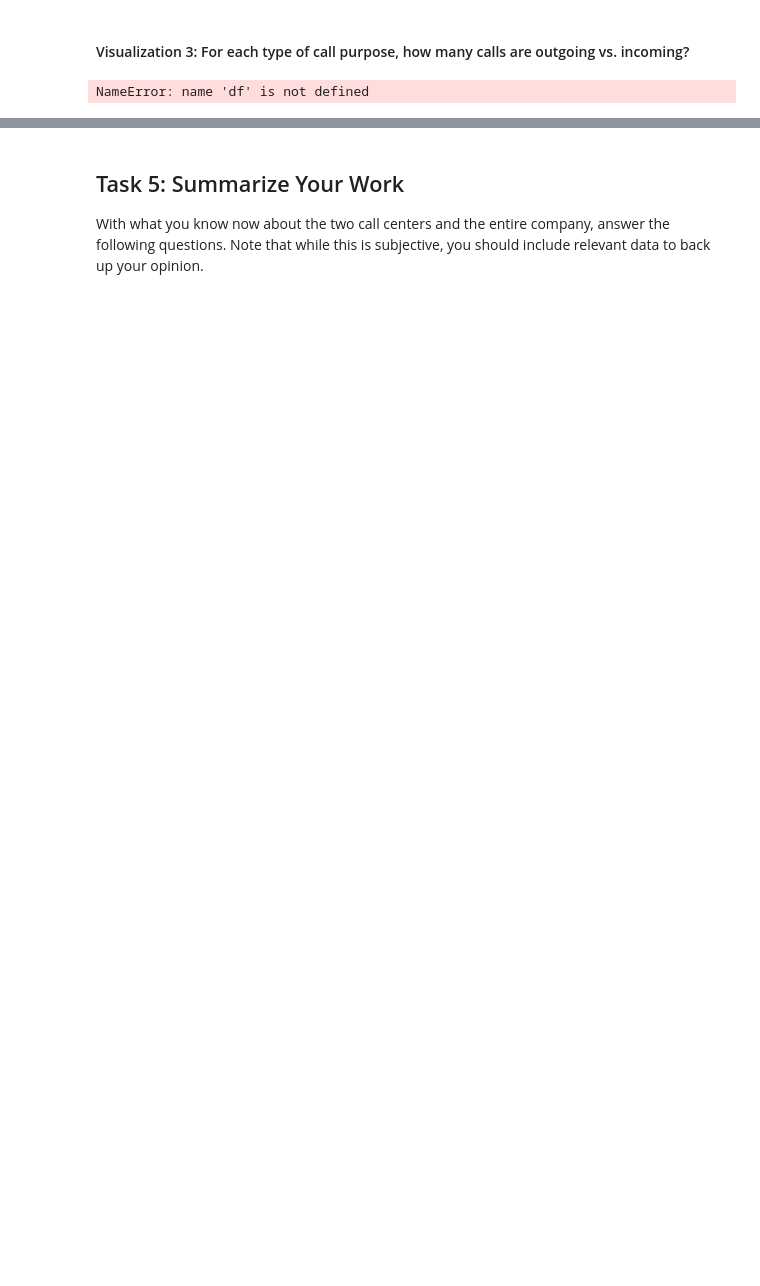
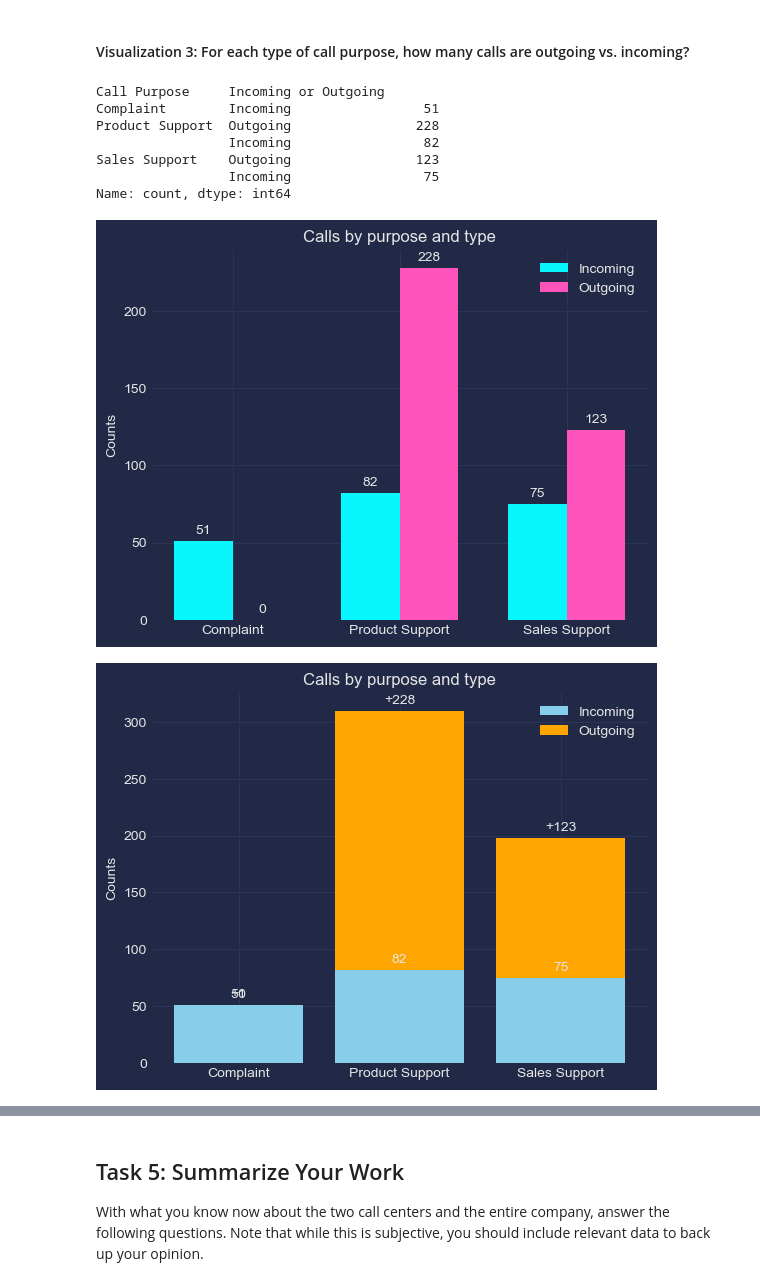
Before and after one commit to KBeKind/LC-Data-Python, a Jupyter notebook: LC-Call-Center-Cleanup-Assignment2/call-center-cleanup-assignment/Call_Center_Cleanup.ipynb, the cells around one changed output, grey strips where cells are left out. Cells and saved outputs as stored; diff of their text form; code cells hidden in the pictures; blank space fills up the shorter version.

```diff
--- a/LC-Call-Center-Cleanup-Assignment2/call-center-cleanup-assignment/Call_Center_Cleanup.ipynb
+++ b/LC-Call-Center-Cleanup-Assignment2/call-center-cleanup-assignment/Call_Center_Cleanup.ipynb
@@ -462,19 +569,73 @@ NameError: name 'north' is not defined
 # %%
 # Create visualization 3 here:
 # The three dictionaries, complaints, sales_support, and product_support, have the information you need
 
 purpose_group = df.groupby("Call Purpose")
 call_purpose = ["Complaint", "Product Support", "Sales Support"]
 purpose_counts = purpose_group["Incoming or Outgoing"].value_counts()
 print(purpose_counts)
 
 complaints = purpose_counts["Complaint"].to_dict()
 sales_support = purpose_counts["Sales Support"].to_dict()
 product_support = purpose_counts["Product Support"].to_dict()
 
 #Your Code Here:
+call_purpose = ['Complaint', 'Product Support', 'Sales Support']
+incoming_counts = [51, 82, 75]
+outgoing_counts = [0, 228, 123]
+
+x = np.arange(len(call_purpose))  # the label locations
+width = 0.35  # the width of the bars
+
+fig, ax = plt.subplots()
+rects1 = ax.bar(x - width/2, incoming_counts, width, label='Incoming')
+rects2 = ax.bar(x + width/2, outgoing_counts, width, label='Outgoing')
+
+# Add some text for labels, title and custom x-axis tick labels, etc.
+ax.set_ylabel('Counts')
+ax.set_title('Calls by purpose and type')
+ax.set_xticks(x)
+ax.set_xticklabels(call_purpose)
+ax.legend()
+
+ax.bar_label(rects1, padding=3)
+ax.bar_label(rects2, padding=3)
+
+plt.show()
+
+
+
+
+x = np.arange(len(call_purpose))  # the label locations
+
+fig, ax = plt.subplots()
+# Stacked bar for incoming calls
+rects1 = ax.bar(x, incoming_counts, label='Incoming', color='skyblue')
+# Stacked bar for outgoing calls, starts where incoming ends
+rects2 = ax.bar(x, outgoing_counts, bottom=incoming_counts, label='Outgoing', color='orange')
+
+# Add some text for labels, title and custom x-axis tick labels, etc.
+ax.set_ylabel('Counts')
+ax.set_title('Calls by purpose and type')
+ax.set_xticks(x)
+ax.set_xticklabels(call_purpose)
+ax.legend()
+
+# Label the values on the bars for clarity
+ax.bar_label(rects1, padding=3)
+ax.bar_label(rects2, padding=3, labels=[f"+{h}" for h in outgoing_counts])  # Shows outgoing as addition
+
+plt.show()
 # %% [output]
-NameError: name 'df' is not defined
+Call Purpose     Incoming or Outgoing
+Complaint        Incoming                 51
+Product Support  Outgoing                228
+                 Incoming                 82
+Sales Support    Outgoing                123
+                 Incoming                 75
+Name: count, dtype: int64
+[figure, added]
+[figure, added]
 # %% [markdown]
 ##### Record your answer below:
 
```
Also changed, not shown: parts of 12 cells of this notebook.
